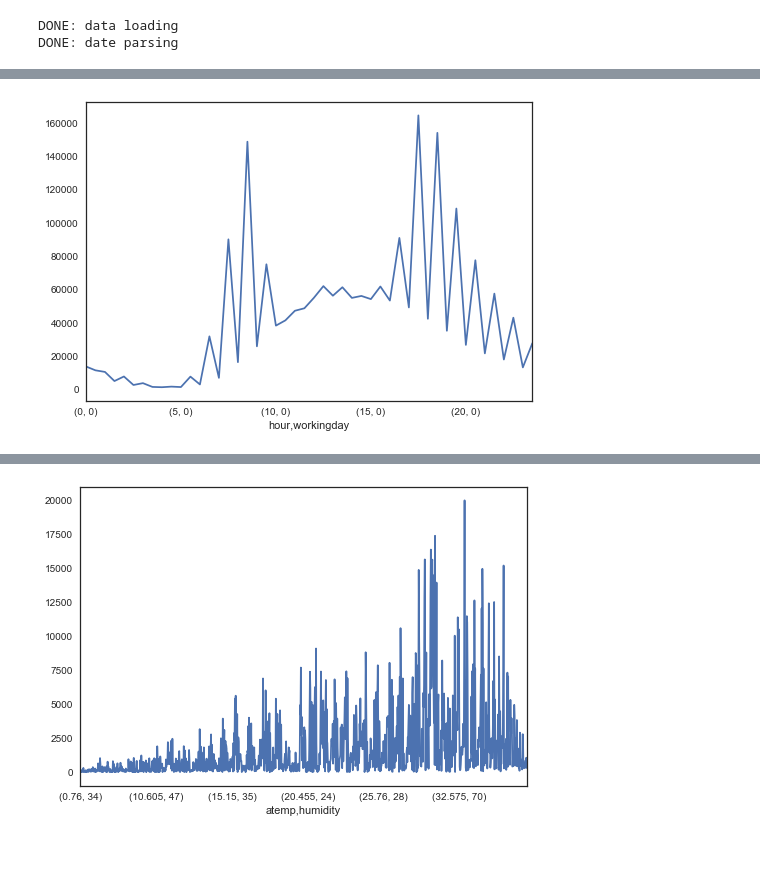
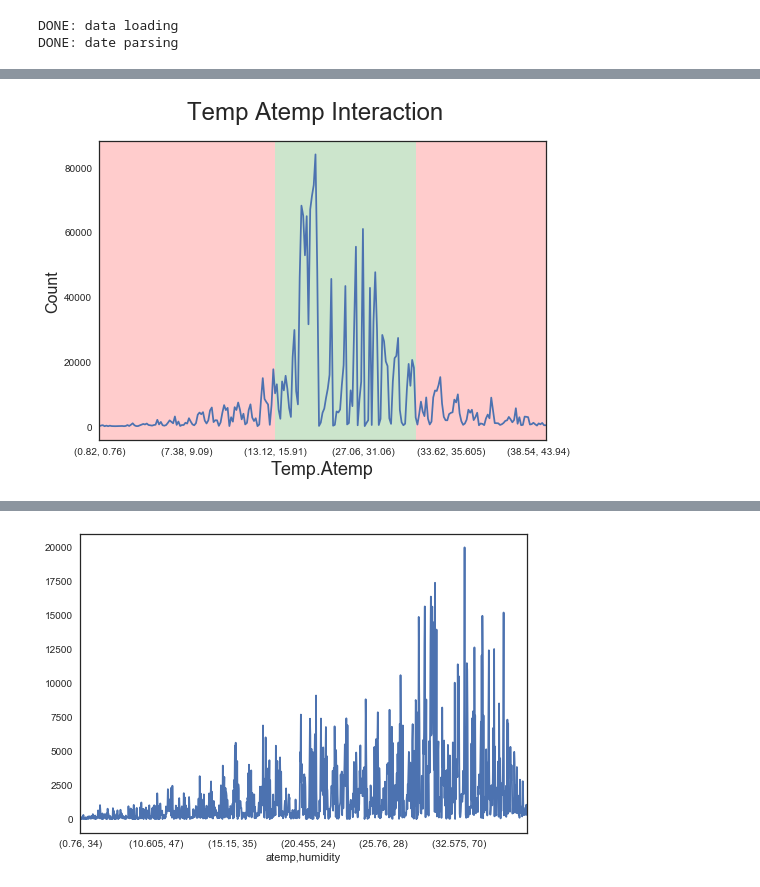
Before and after one commit to LeoPetrini/Bike_Rental_Kaggle, a Jupyter notebook: Exploratory.ipynb, the cells around one changed output, grey strips where cells are left out. Saved outputs shown, nothing was run; the diff lists cells and outputs as text; code cells hidden in the pictures; blank space fills up the shorter version.

```diff
--- a/Exploratory.ipynb
+++ b/Exploratory.ipynb
@@ -61,6 +62,14 @@ tr_te[tr_te['ix_train'] == 1].copy().groupby(['temp', 'atemp'])['count'].agg('su
-# %%
-# rush_
-sns.set(style="white")
-tr_te[tr_te['ix_train'] == 1].copy().groupby(['hour', 'workingday'])['count'].agg('sum').plot();
-# %% [output]
-[figure, removed]
+# %%
+# chilled
+sns.set(style="white")
+fig = tr_te[tr_te['ix_train'] == 1].copy().groupby(['temp', 'atemp'])['count'].agg('sum').plot();
+
+fig.figure.suptitle("Temp Atemp Interaction", fontsize = 24)
+plt.xlabel('Temp.Atemp', fontsize=18);
+plt.ylabel('Count', fontsize=16);
+plt.axvspan(0, 100, facecolor='red', alpha=0.2)
+plt.axvspan(100, 180, facecolor='green', alpha=0.2)
+plt.axvspan(180, 300, facecolor='red', alpha=0.2)
+plt.savefig("tempatemp.jpg")
+# %% [output]
+[figure, added]
```
Also changed, not shown: parts of 6 cells of this notebook, 7 other files.
